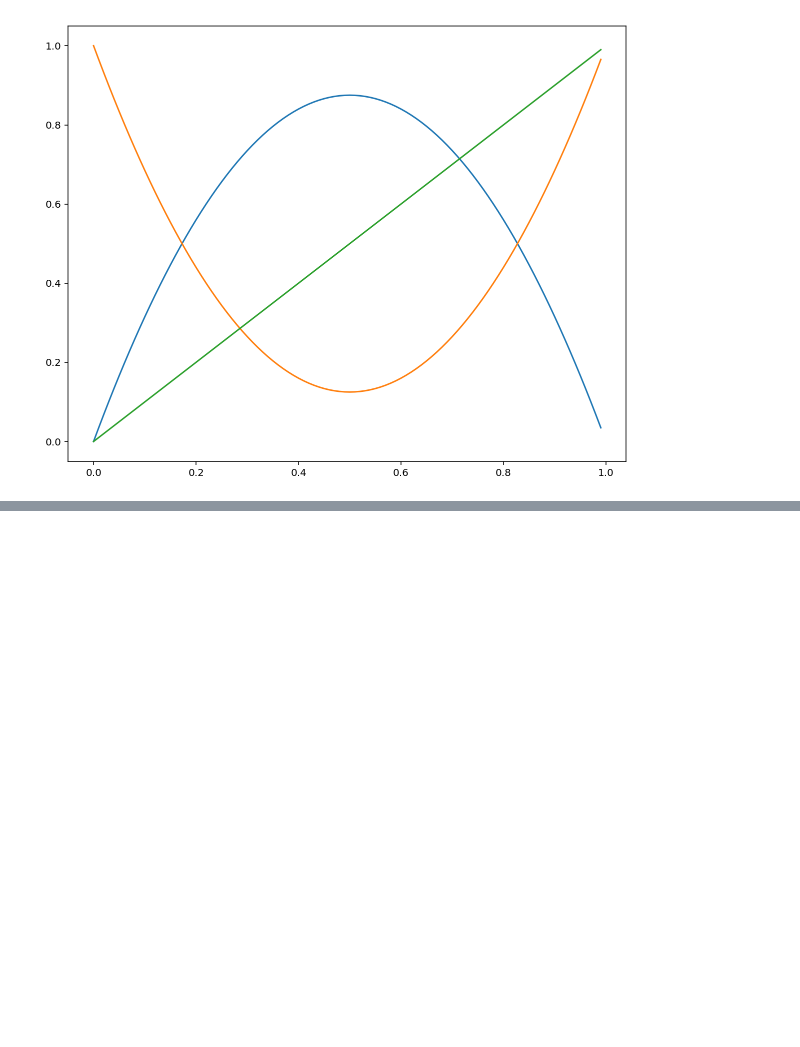
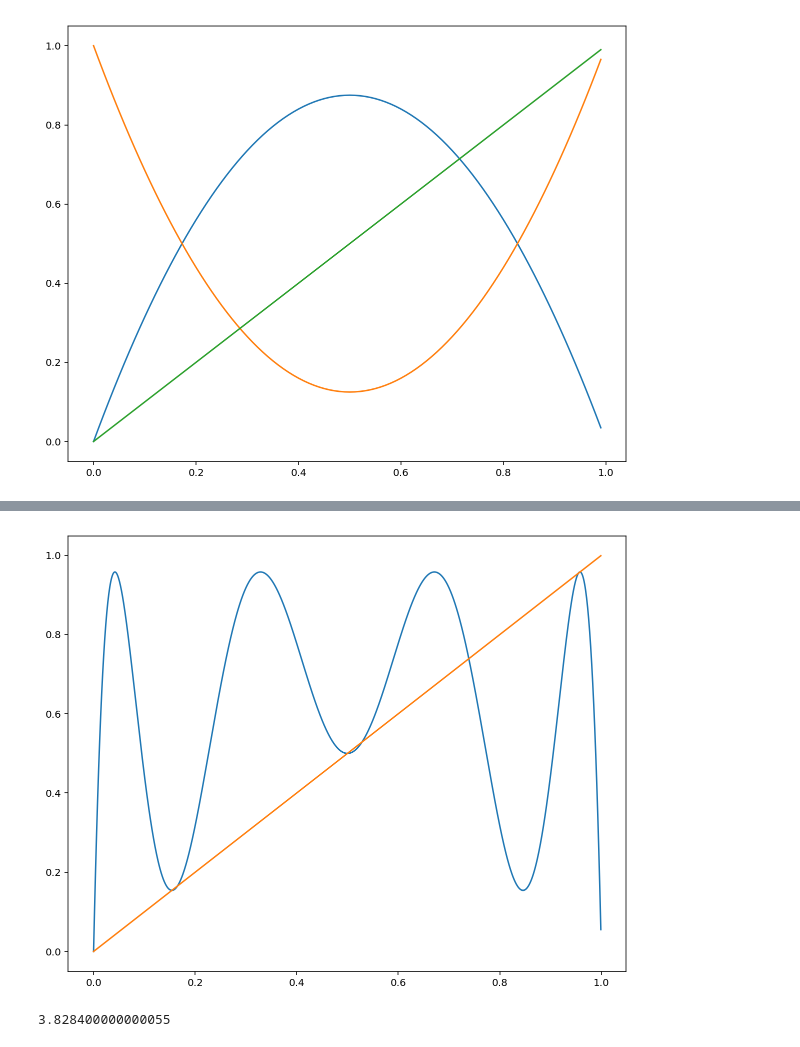
Before and after one commit to themichaelyang/dynsys, a Jupyter notebook: hw-3.ipynb, the cells around one changed output, grey strips where cells are left out. Cells and saved outputs as stored; diff of their text form; code cells hidden in the pictures; blank space fills up the shorter version.

```diff
--- a/hw-3.ipynb
+++ b/hw-3.ipynb
@@ -66,0 +73,18 @@ plot_fn(logistic_3(3.84))
+# %%
+def find_intersect_param():
+    a = 3.82
+    closest = 1
+
+    while closest > 0.0001:
+        for x in np.arange(0.45, 0.55, 0.001):
+            closest = min(logistic_3(a)(x) - x, closest)
+        a += 0.00001
+
+    return a
+
+plot_fns([logistic_3(3.831874), identity_fn])
+
+print(find_intersect_param())
+# %% [output]
+[figure, added]
+3.828400000000055
```
Also changed, not shown: parts of 9 cells of this notebook, 1 other file.
